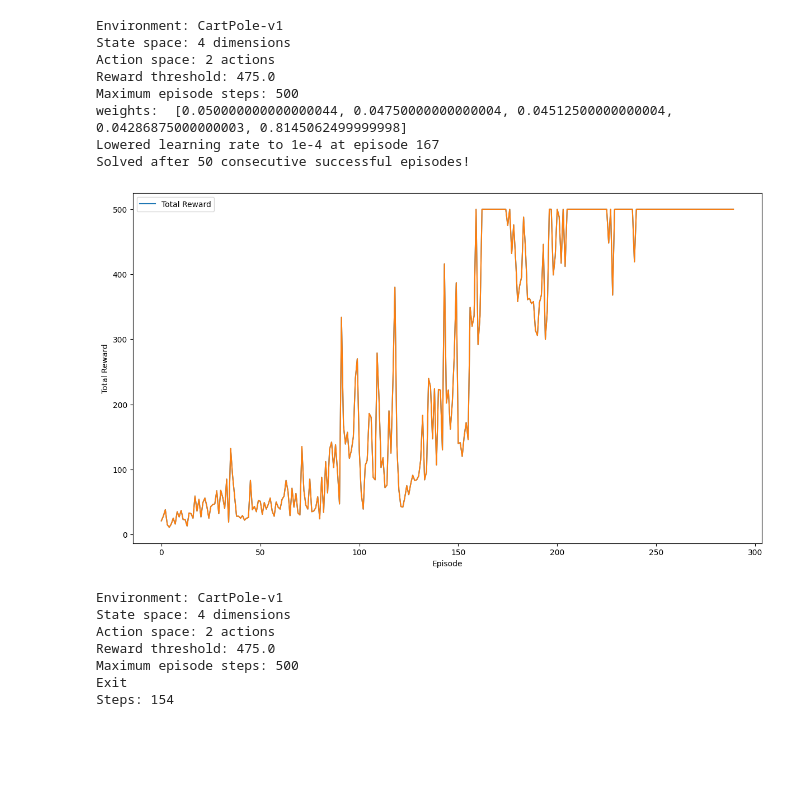
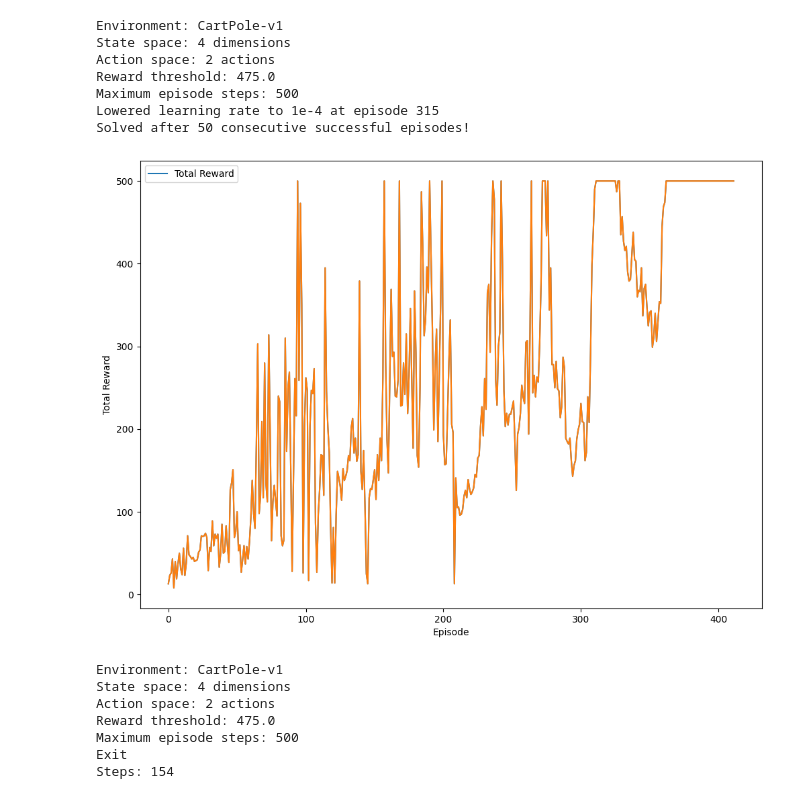
Before and after one commit to WhizZest/Book_Code_RL, a Jupyter notebook: ch09_Actor-Critic及变种/Actor_Critic.ipynb, the cells around one changed output. Drawn from its saved outputs; the diff is of its cells as text; code cells hidden in the pictures; blank space fills up the shorter version.

```diff
--- a/ch09_Actor-Critic及变种/Actor_Critic.ipynb
+++ b/ch09_Actor-Critic及变种/Actor_Critic.ipynb
@@ -174,31 +202,35 @@ def train_actor_critic(env_name="CartPole-v1",
 # %%
 # 在新窗口中显示图像
 %matplotlib qt
-actor_net, critic_net, total_rewards = train_actor_critic(env_name="CartPole-v1",
+env = gym.make('CartPole-v1')
+#env = env.unwrapped # 解除环境步数限制
+env.seed(0)
+actor_net, critic_net, total_rewards = train_actor_critic(env,
                     actor_lr=1e-3,
                     critic_lr=1e-2,
                     gamma=0.99,
                     max_episodes=1000,
                     max_timesteps=1000,
                     success_episodes=50,
+                    waveformGraph=True,
+                    outputLog=False,
                     n_steps=5,
-                    lambda_=0.95)
+                    lambda_=1)
 # 重新设置为行内显示
 %matplotlib inline
 plt.plot(total_rewards)
 plt.xlabel('Episode')
 plt.ylabel('Total Reward')
 plt.show()
 # %% [output]
 Environment: CartPole-v1
 State space: 4 dimensions
 Action space: 2 actions
 Reward threshold: 475.0
 Maximum episode steps: 500
-weights:  [0.050000000000000044, 0.04750000000000004, 0.04512500000000004, 0.04286875000000003, 0.8145062499999998]
-Lowered learning rate to 1e-4 at episode 167
+Lowered learning rate to 1e-4 at episode 315
 Solved after 50 consecutive successful episodes!
-[figure, old version]
+[figure, new version]
 # %%
 import gym
 import time
```
Also changed, not shown: parts of 2 cells of this notebook.
